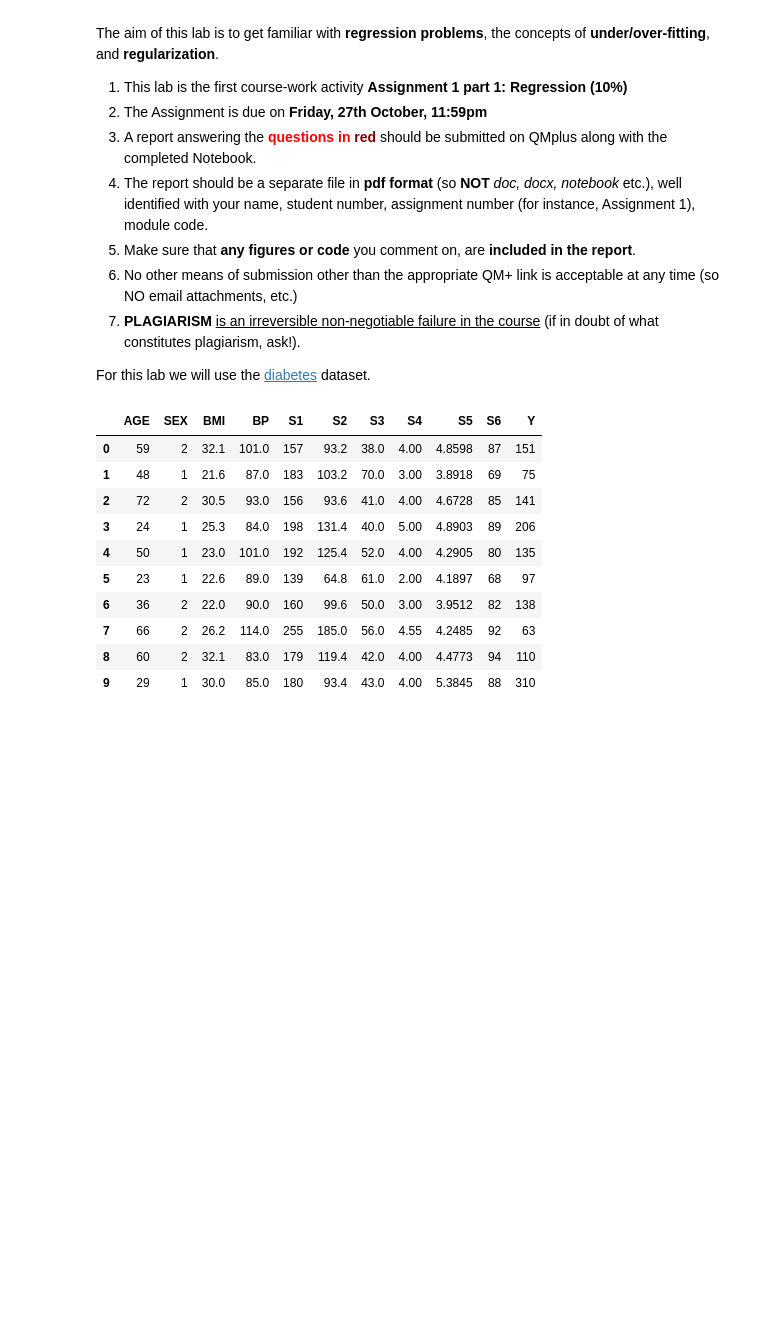
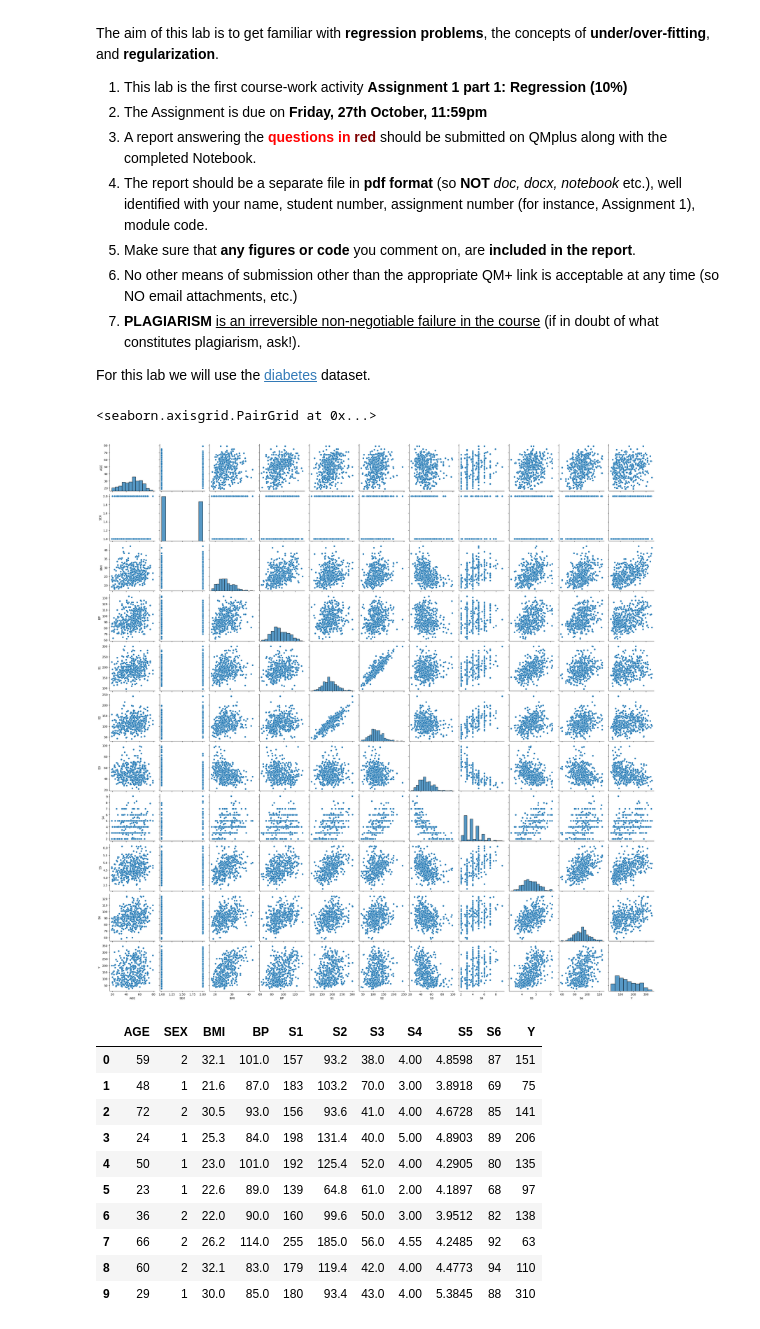
Before and after one commit to kianahs/Machine-Learning, a Jupyter notebook: wk3_Regression.ipynb, the cells around one changed output. Saved outputs shown, nothing was run; the diff lists cells and outputs as text; code cells hidden in the pictures; blank space fills up the shorter version.

```diff
--- a/wk3_Regression.ipynb
+++ b/wk3_Regression.ipynb
@@ -29,7 +29,10 @@ import typing
 %matplotlib inline
 # %%
 diabetes_db = pd.read_csv('https://www4.stat.ncsu.edu/~boos/var.select/diabetes.tab.txt', sep='\t', header=0)
-#sn.pairplot(diabetes_db)
+sn.pairplot(diabetes_db)
+# %% [output]
+<seaborn.axisgrid.PairGrid at 0x...>
+[figure, added]
 # %%
 diabetes_db.head(10)
 # %% [output]
```
Also changed, not shown: parts of 5 cells of this notebook.
